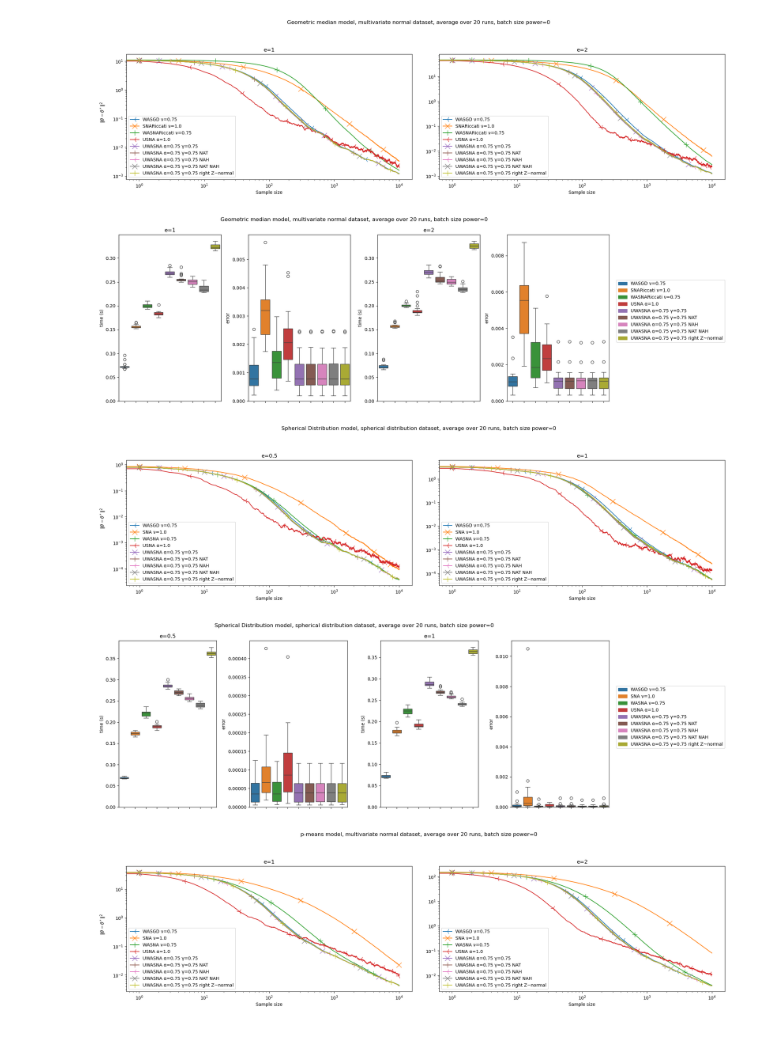
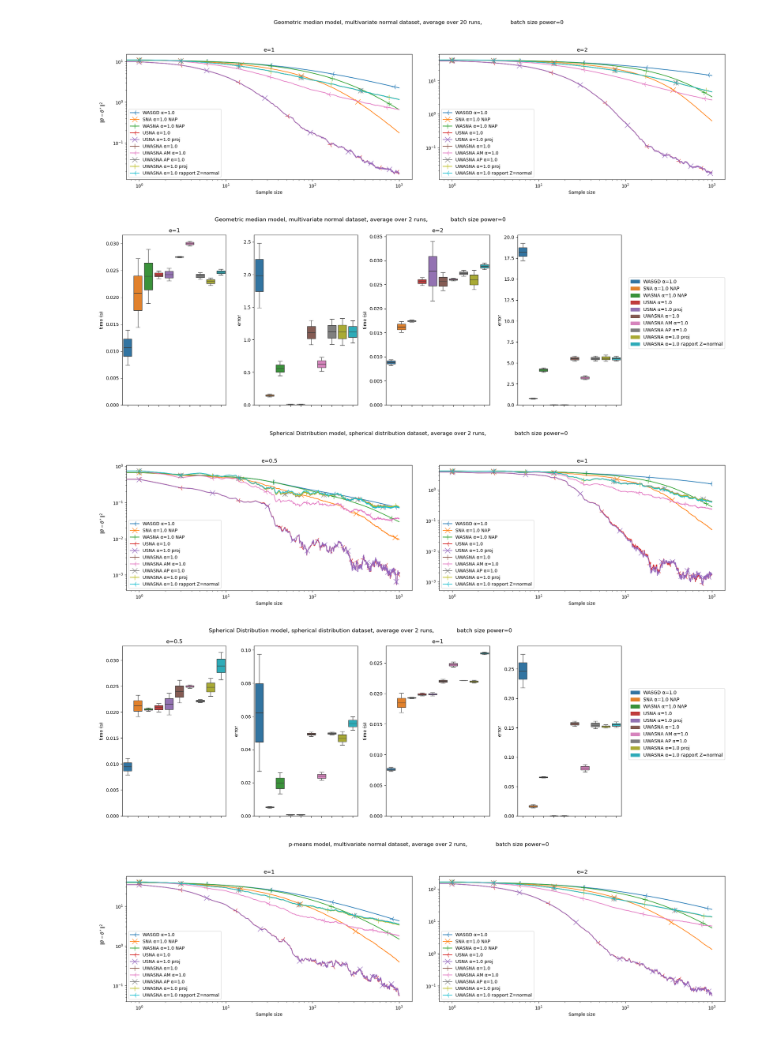
Before and after one commit to guillaume-salle/Optimisation_stochastique, a Jupyter notebook: Notebooks_numpy_online/comparison_algorithms_2.ipynb, the cells around one changed output. Saved outputs shown, nothing was run; the diff lists cells and outputs as text; code cells hidden in the pictures.

```diff
--- a/Notebooks_numpy_online/comparison_algorithms_2.ipynb
+++ b/Notebooks_numpy_online/comparison_algorithms_2.ipynb
@@ -37,3 +4,35 @@ optimizer_list_without_riccati[2] = algo.WASNA()
+# %%
+from config_simulation import (
+    algo,
+    simulation_linear_regression,
+    simulation_logistic_regression,
+    simulation_geometric_median,
+    simulation_spherical_distribution,
+    simulation_p_means,
+    eval_covtype,
+    N,
+    n,
+)
+
+from functools import partial
+optimizer_list = [
+    partial(algo.SGD, averaged=True),
+
+    partial(algo.SNA),
+    partial(algo.SNA, averaged=True),
+    # partial(algo.SNA, averaged=True, compute_hessian_param_avg=False),
+
+    # USNA
+    partial(algo.USNA, lr_const=5.0),
+    partial(algo.USNA_variants, lr_const=5.0, algo='proj'),
+
+    # UWASNA
+    partial(algo.USNA, lr_const = 5.0, averaged=True),
+    partial(algo.USNA, lr_const = 5.0, averaged=True, averaged_matrix=True),
+    partial(algo.USNA, lr_const = 5.0, averaged=True, compute_hessian_param_avg=True),
+    partial(algo.USNA_variants, lr_const = 5.0, averaged=True, algo='proj'),
+    partial(algo.USNA_variants, lr_const = 5.0, averaged=True, generate_Z="normal"),
+]
 # %%
 # N = 2
 # n = 1000
@@ -59,27 +58,25 @@ simulation.run_multiple_track_time(N=N, n=n)
 simulation = simulation_geometric_median(optimizer_list=optimizer_list)
 simulation.run_multiple_track_errors(N=20, n=n)
 # %% [output]
-[figure, old version]
+[figure, new version]
 # %%
 simulation.run_multiple_track_time(N=N, n=n)
 # %% [output]
-[figure, old version]
+[figure, new version]
 # %%
-simulation = simulation_spherical_distribution(
-    optimizer_list=optimizer_list_without_riccati
-)
+simulation = simulation_spherical_distribution( optimizer_list=optimizer_list)
 simulation.run_multiple_track_errors(N=N, n=n)
 # %% [output]
-[figure, old version]
+[figure, new version]
 # %%
 simulation.run_multiple_track_time(N=N, n=n)
 # %% [output]
-[figure, old version]
+[figure, new version]
 # %%
-simulation = simulation_p_means(optimizer_list=optimizer_list_without_riccati)
+simulation = simulation_p_means(optimizer_list=optimizer_list)
 simulation.run_multiple_track_errors(N=N, n=n)
 # %% [output]
-[figure, old version]
+[figure, new version]
 # %%
 simulation.run_multiple_track_time(N=N, n=n)
 # %% [output]
```
Also changed, not shown: parts of 7 cells of this notebook, 22 other files.
